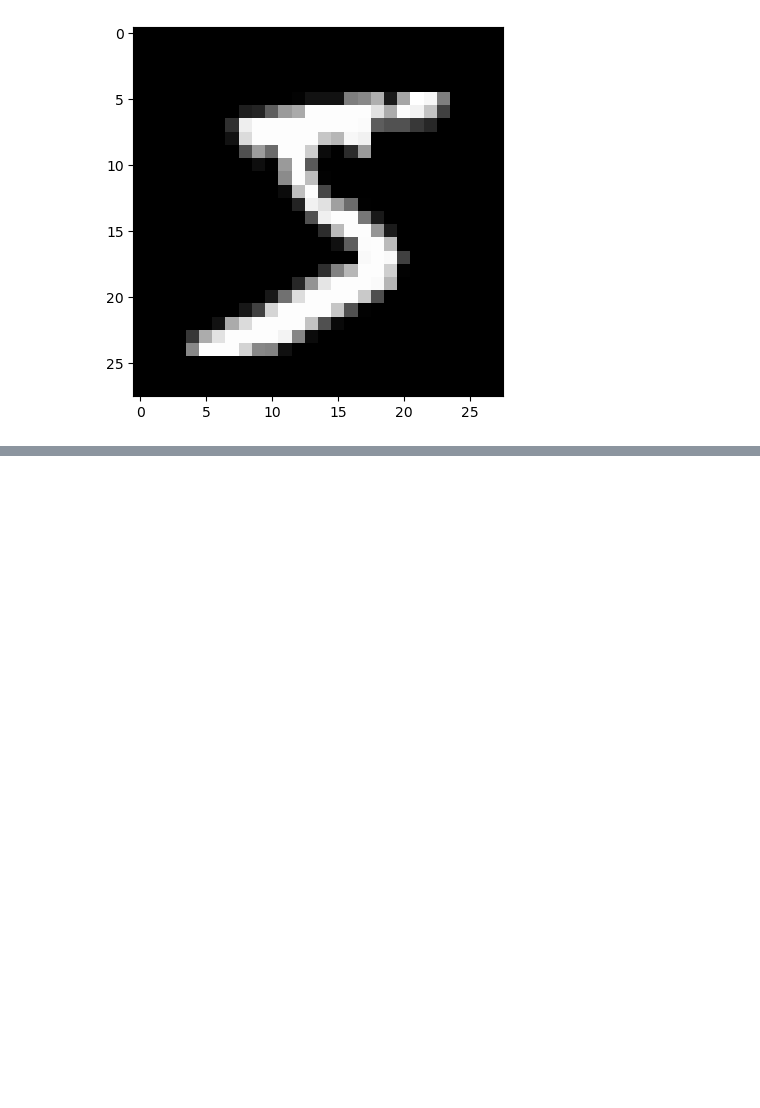
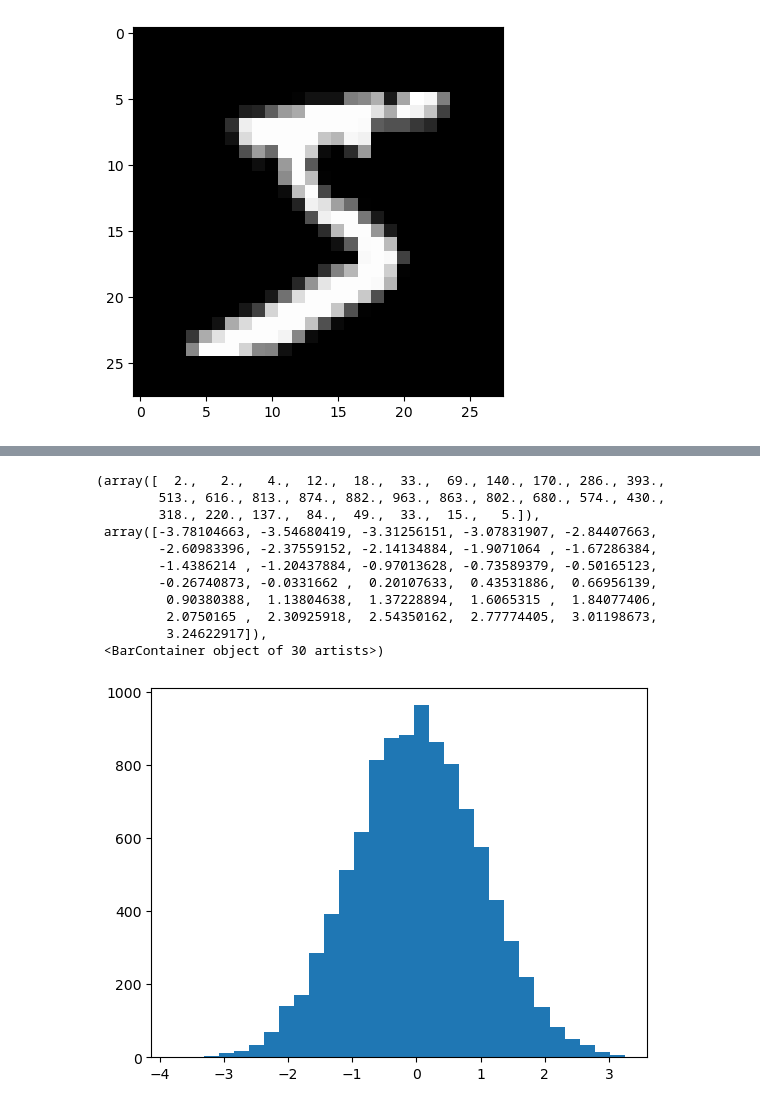
Before and after one commit to me-tao/part2, a Jupyter notebook: matmul.ipynb, the cells around one changed output, grey strips where cells are left out. Drawn from its saved outputs; the diff is of its cells as text; code cells hidden in the pictures; blank space fills up the shorter version.

```diff
--- a/matmul.ipynb
+++ b/matmul.ipynb
@@ -56,0 +144,15 @@ plt.imshow(img)
+# %%
+plt.hist([torch.randn(10000)], bins=30)
+# %% [output]
+(array([  2.,   2.,   4.,  12.,  18.,  33.,  69., 140., 170., 286., 393.,
+        513., 616., 813., 874., 882., 963., 863., 802., 680., 574., 430.,
+        318., 220., 137.,  84.,  49.,  33.,  15.,   5.]),
+ array([-3.78104663, -3.54680419, -3.31256151, -3.07831907, -2.84407663,
+        -2.60983396, -2.37559152, -2.14134884, -1.9071064 , -1.67286384,
+        -1.4386214 , -1.20437884, -0.97013628, -0.73589379, -0.50165123,
+        -0.26740873, -0.0331662 ,  0.20107633,  0.43531886,  0.66956139,
+         0.90380388,  1.13804638,  1.37228894,  1.6065315 ,  1.84077406,
+         2.0750165 ,  2.30925918,  2.54350162,  2.77774405,  3.01198673,
+         3.24622917]),
+ <BarContainer object of 30 artists>)
+[figure, added]
```
Also changed, not shown: parts of 22 cells of this notebook.
